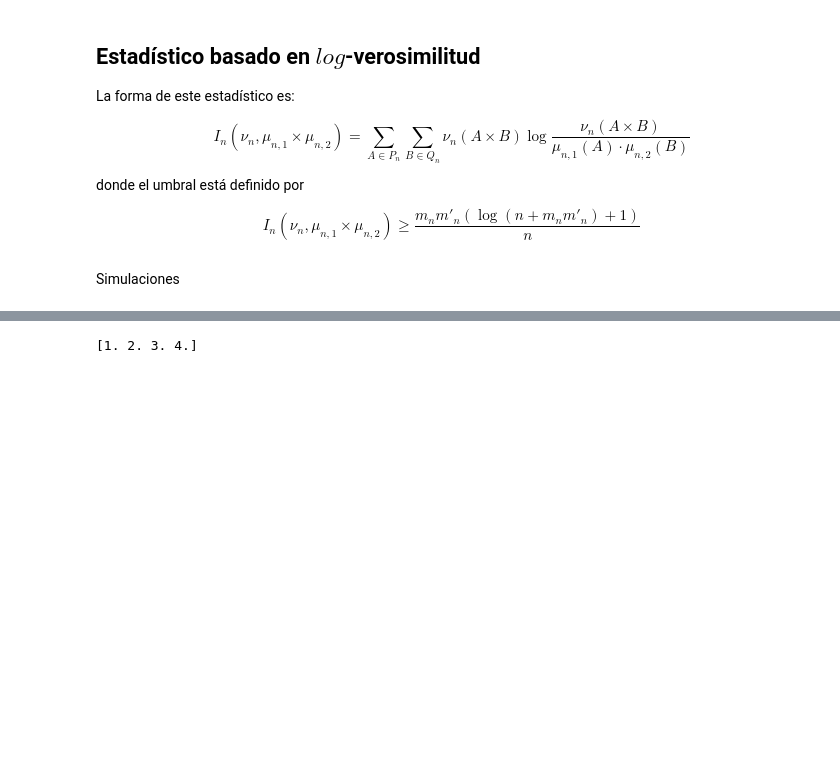
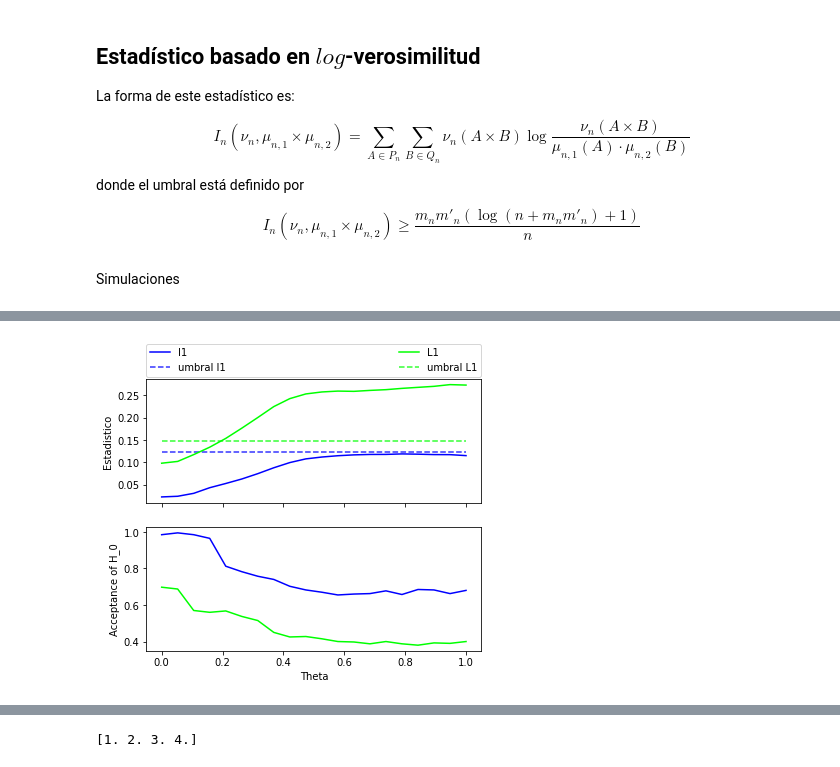
Before and after one commit to MartinVIllesca/Curso-teoria-informacion, a Jupyter notebook: simulacionesProyecto.ipynb, the cells around one changed output, grey strips where cells are left out. Saved outputs shown, nothing was run; the diff lists cells and outputs as text; code cells hidden in the pictures; blank space fills up the shorter version.

```diff
--- a/simulacionesProyecto.ipynb
+++ b/simulacionesProyecto.ipynb
@@ -454,2 +454,23 @@ son dependientes
+# %%
+fig, axs = plt.subplots(2, sharex=True, figsize=(6,5))
+# fig.suptitle('Resultados agregados')
+axs[0].set_ylabel('Estadistico')
+axs[1].set_ylabel('Acceptance of H_0')
+axs[1].set_xlabel('Theta')
+
+axs[0].plot(Theta, I1, label='I1', color=colors[0])
+axs[0].plot(Theta, umbralI1, label='umbral I1', ls='dashed', color=colors[0], alpha=0.8)
+axs[1].plot(Theta, acceptanceI1, color=colors[0])
+
+axs[0].plot(Theta, L1, label='L1', color=colors[-1])
+axs[0].plot(Theta, umbralL1, label='umbral L1', ls='dashed', color=colors[-1], alpha=0.8)
+axs[1].plot(Theta, acceptanceL1, color=colors[-1])
+
+axs[0].legend(bbox_to_anchor=(0., 1.02, 1., .102), loc='lower left',
+           ncol=2, mode="expand", borderaxespad=0.)
+# axs[1].legend()
+plt.show()
+# %% [output]
+[figure, added]
 # %%
 distribution = np.random.normal
```
Also changed, not shown: parts of 9 cells of this notebook, 2 other files.
